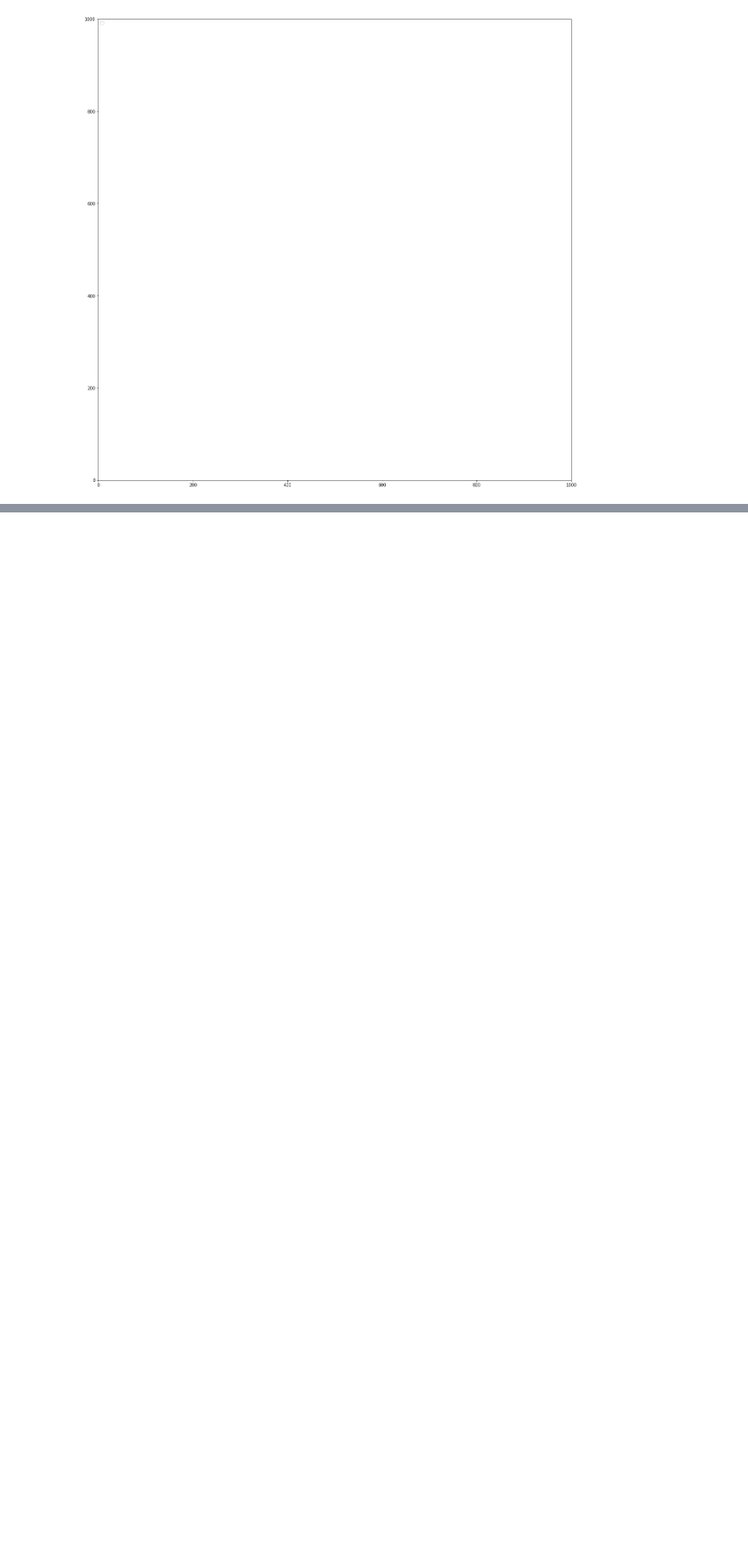
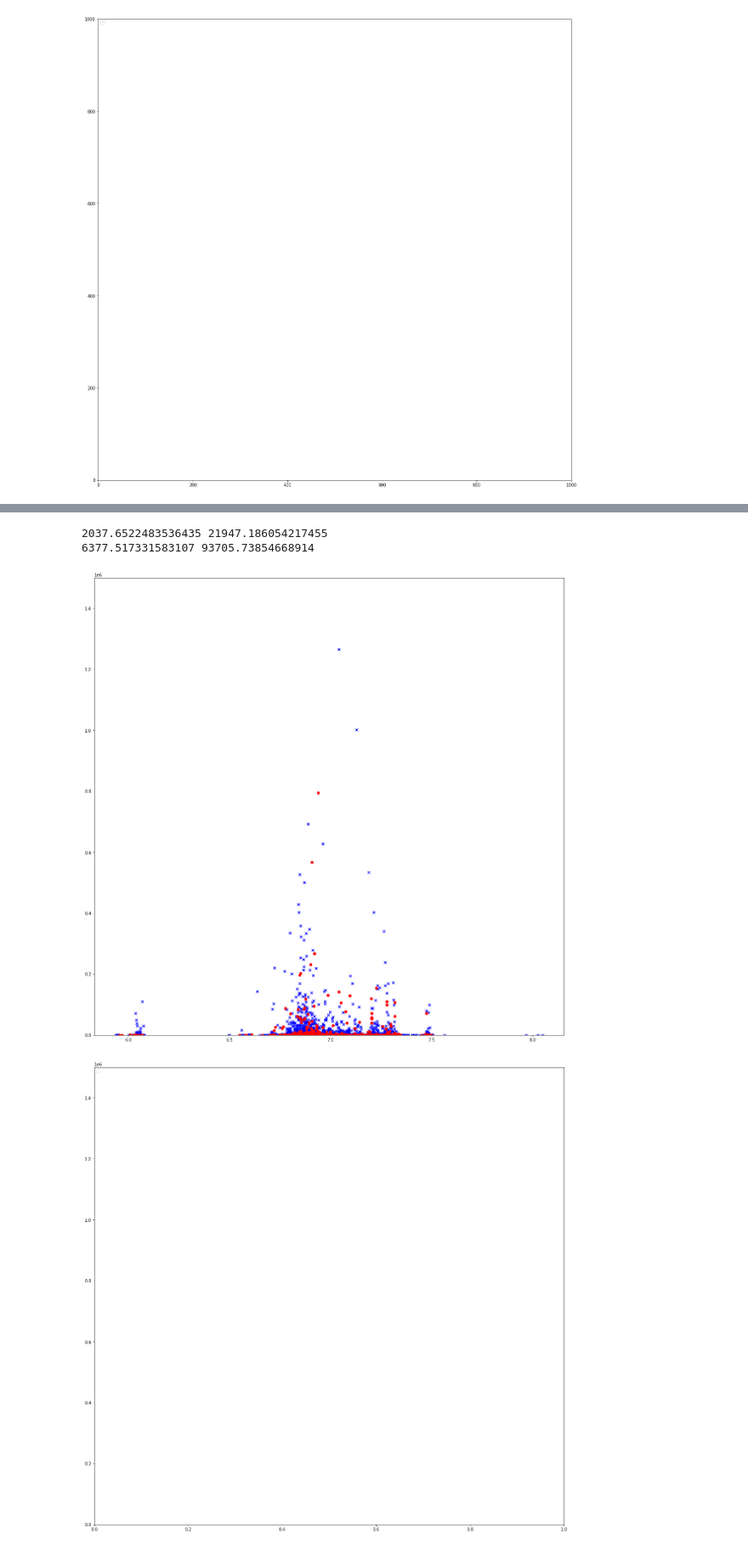
Before and after one commit to Dhananjana97/ML-Ride-Fair, a Jupyter notebook: preprocess_graphs.ipynb, the cells around one changed output, grey strips where cells are left out. Shown: that part at 85% size. Cells and saved outputs as stored; diff of their text form; code cells hidden in the pictures; blank space fills up the shorter version.

```diff
--- a/preprocess_graphs.ipynb
+++ b/preprocess_graphs.ipynb
@@ -616,3 +682,24 @@ No handles with labels found to put in legend.
 185.04003788627875 1356.5905379468766
 [figure]
 [figure]
+# %%
+fare_min=features_df[features_df['label']==1]['pick_lat']
+fare=features_df[features_df['label']==1]['Fare_per_dist']
+print(fare.mean(),fare.std())
+fare_min2=features_df[features_df['label']==0]['pick_lat']
+fare2=features_df[features_df['label']==0]['Fare_per_dist']
+print(fare2.mean(),fare2.std())
+
+fig1 = plt.figure(figsize=(20,20))
+fig2=plt.figure(figsize=(20,20))
+ax1 = fig1.add_subplot(111)
+ax2=fig2.add_subplot(111)
+# ax1.set_xlim(0,1000)
+# ax2.set_xlim(0,1000)
+ax1.set_ylim(0,1500000)
+ax2.set_ylim(0,1500000)
+ax1.scatter(fare_min, fare, c='b', marker="x", label='per_min')
+ax1.scatter(fare_min2,fare2, c='r', marker="o", label='Per_min2')
+plt.legend(loc='upper left');
+plt.show()
+# %% [output]
@@ -618,0 +707,4 @@ No handles with labels found to put in legend.
+2037.6522483536435 21947.186054217455
+6377.517331583107 93705.73854668914
+[figure, added]
+[figure, added]
```
Also changed, not shown: parts of 11 cells of this notebook.
